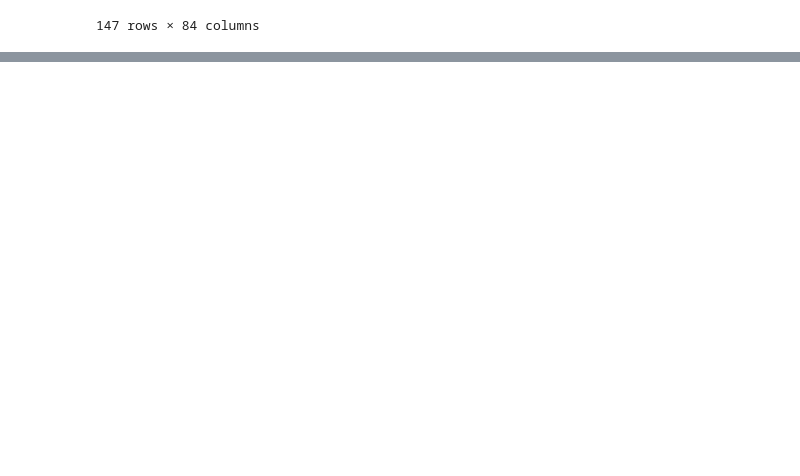
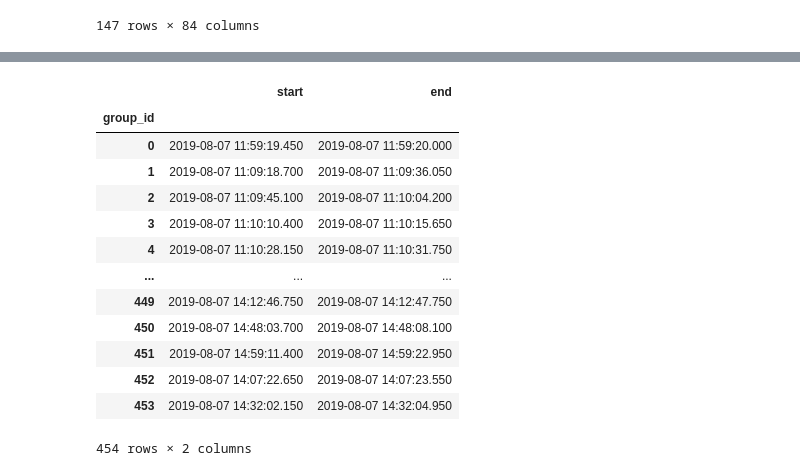
Before and after one commit to lablluberes/beeClassificationMethods, a Jupyter notebook: month_data/Graphing.ipynb, the cells around one changed output, grey strips where cells are left out. Drawn from its saved outputs; the diff is of its cells as text; code cells hidden in the pictures; blank space fills up the shorter version.

```diff
--- a/month_data/Graphing.ipynb
+++ b/month_data/Graphing.ipynb
@@ -56,0 +107,21 @@ plt.savefig(
+# %%
+dur = vdf.groupby("group_id").agg(
+    start = ("track_starttime","min"),
+    end = ("track_endtime","max")
+)
+dur
+# %% [output]
+|  | start | end |
+| group_id |  |  |
+| 0 | 2019-08-07 11:59:19.450 | 2019-08-07 11:59:20.000 |
+| 1 | 2019-08-07 11:09:18.700 | 2019-08-07 11:09:36.050 |
+| 2 | 2019-08-07 11:09:45.100 | 2019-08-07 11:10:04.200 |
+| 3 | 2019-08-07 11:10:10.400 | 2019-08-07 11:10:15.650 |
+| 4 | 2019-08-07 11:10:28.150 | 2019-08-07 11:10:31.750 |
+| ... | ... | ... |
+| 449 | 2019-08-07 14:12:46.750 | 2019-08-07 14:12:47.750 |
+| 450 | 2019-08-07 14:48:03.700 | 2019-08-07 14:48:08.100 |
+| 451 | 2019-08-07 14:59:11.400 | 2019-08-07 14:59:22.950 |
+| 452 | 2019-08-07 14:07:22.650 | 2019-08-07 14:07:23.550 |
+| 453 | 2019-08-07 14:32:02.150 | 2019-08-07 14:32:04.950 |
+454 rows × 2 columns
```
Also changed, not shown: parts of 15 cells of this notebook, 7 other files.
